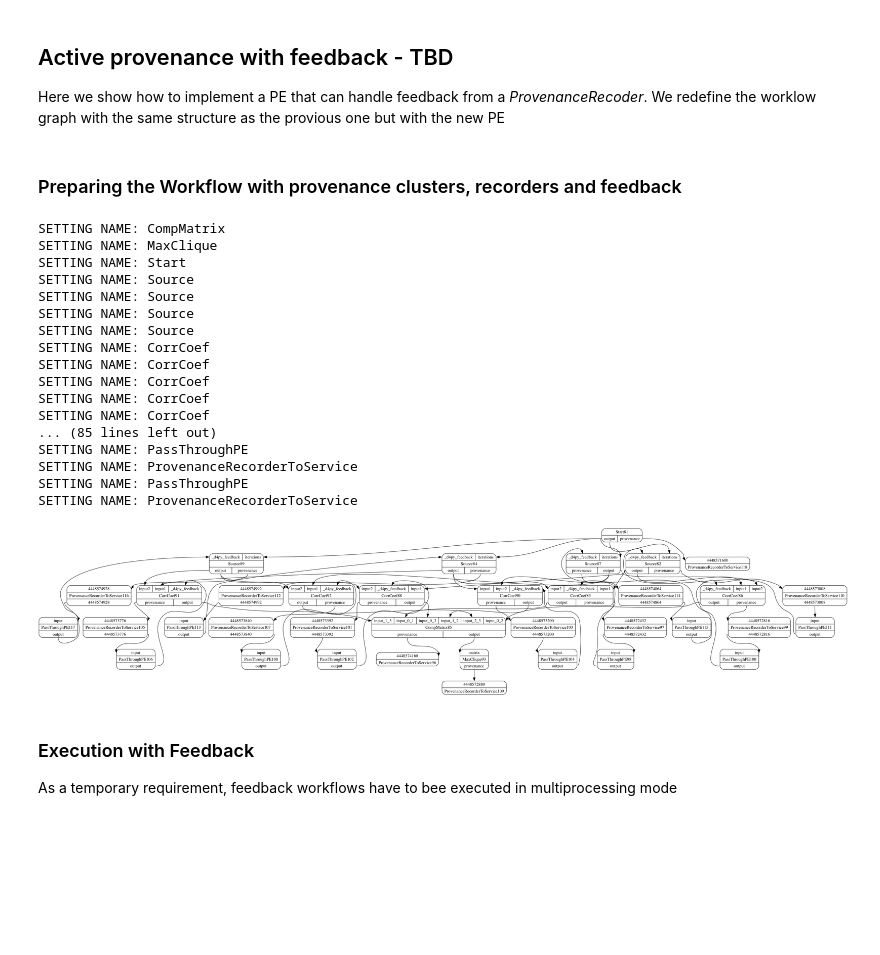
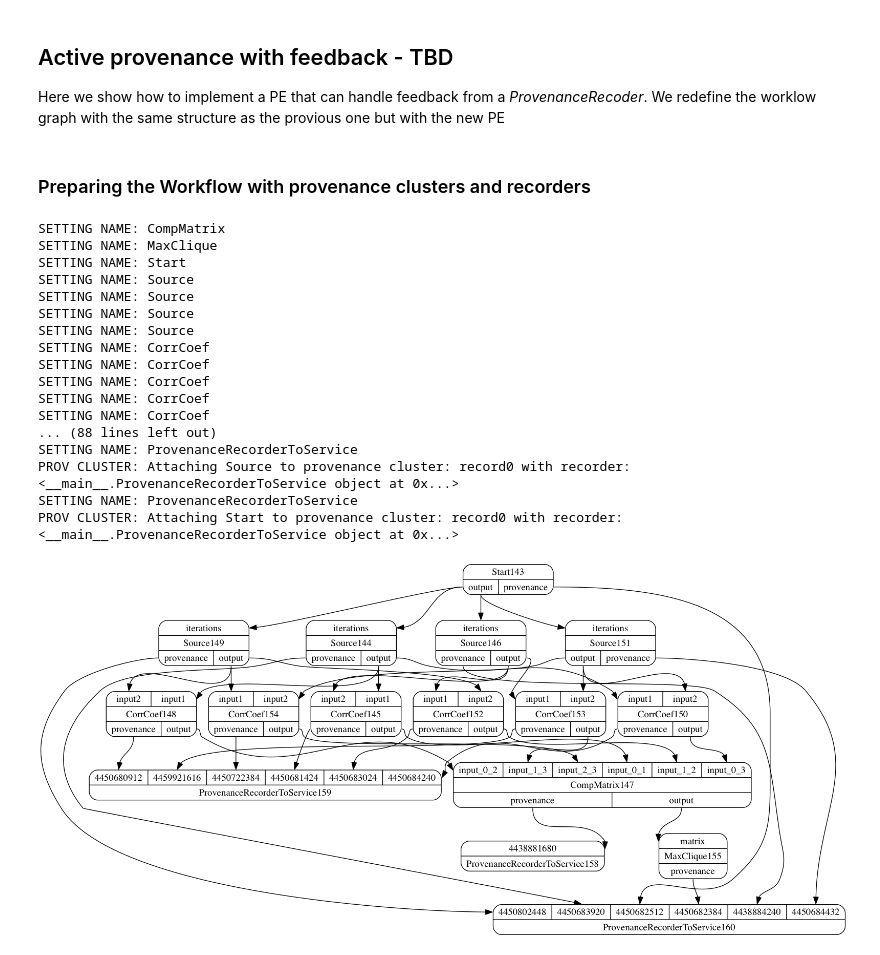
Before and after one commit to dispel4py2-0/Dispel4Py, a Jupyter notebook: d4py-prov-xcorrelation-example.ipynb, the cells around one changed output. Cells and saved outputs as stored; diff of their text form; code cells hidden in the pictures; blank space fills up the shorter version.

```diff
--- a/d4py-prov-xcorrelation-example.ipynb
+++ b/d4py-prov-xcorrelation-example.ipynb
@@ -457,7 +491,7 @@ class ProvenanceStock(ProvenancePE):
             return super(ProvenanceStock, self).extractItemMetadata(data);
 # %%
 
-#Store via sensors
+#Store via recorders or sensors
 ProvenanceRecorder.REPOS_URL='http://127.0.0.1:8080/j2ep-1.0/prov/workflow/insert'
 
 #Store via service
@@ -466,7 +500,7 @@ ProvenancePE.REPOS_URL='http://127.0.0.1:8080/j2ep-1.0/prov/workflow/insert'
 #Store to local path
 ProvenancePE.PROV_PATH='./prov-files/'
 
-#Size of the provenance bulk before storage
+#Size of the provenance bulk before sent to storage or sensor
 ProvenancePE.BULK_SIZE=20
 
 #ProvenancePE.REPOS_URL='http://climate4impact.eu/prov/workflow/insert'
@@ -478,27 +512,42 @@ def createGraphWithProv():
     #Location of the remote repository for runtime updates of the lineage traces. Shared among ProvenanceRecorder subtypes
 
     # Ranomdly generated unique identifier for the current run
-    rid='RDWD_'+getUniqueId()
+    rid='JUP_SIMPLE_'+getUniqueId()
 
 
     # Finally, provenance enhanced graph is prepared:
 
 
-    #Initialise provenance storage in files:
-    #InitiateNewRun(graph,None,provImpClass=ProvenancePE,username='aspinuso',runId=rid,w3c_prov=False,description="provState",workflowName="test_rdwd",workflowId="xx",save_mode='file')
+    ##Initialise provenance storage in files:
+    #profile_prov_run(graph,None,provImpClass=(ProvenancePE,),componentsType={'CorrCoef':(ProvenancePE,)},username='aspinuso',runId=rid,w3c_prov=False,description="provState",workflowName="test_rdwd",workflowId="xx",save_mode='file')
+                  # skip_rules={'CorrCoef':{'ro':{'$lt':0}}})
 
     #Initialise provenance storage to service:
-    InitiateNewRun(graph,None,provImpClass=ProvenancePE,username='aspinuso',runId=rid,w3c_prov=False,description="provState",workflowName="test_rdwd",workflowId="xx",save_mode='service')
+    profile_prov_run(graph,None,provImpClass=(ProvenancePE,),username='aspinuso',runId=rid,w3c_prov=False,description="provState",workflowName="test_rdwd",workflowId="xx",save_mode='service')
+                   #skip_rules={'CorrCoef':{'ro':{'$lt':0}}})
 
-    #Initialise provenance storage to sensors:
-    #InitiateNewRun(graph,ProvenanceRecorderToServiceBulk,provImpClass=ProvenancePE,username='aspinuso',runId=rid,w3c_prov=False,description="provState",workflowName="test_rdwd",workflowId="xx",save_mode='sensor')
+    #clustersRecorders={'record0':ProvenanceRecorderToFileBulk,'record1':ProvenanceRecorderToFileBulk,'record2':ProvenanceRecorderToFileBulk,'record6':ProvenanceRecorderToFileBulk,'record3':ProvenanceRecorderToFileBulk,'record4':ProvenanceRecorderToFileBulk,'record5':ProvenanceRecorderToFileBulk}
+    #Initialise provenance storage to sensors and Files:
+    #profile_prov_run(graph,ProvenanceRecorderToFile,provImpClass=(ProvenancePE,),username='aspinuso',runId=rid,w3c_prov=False,description="provState",workflowName="test_rdwd",workflowId="xx",save_mode='sensor')
+    #clustersRecorders=clustersRecorders)
+
+    #Initialise provenance storage to sensors and service:
+    #profile_prov_run(graph,ProvenanceRecorderToService,provImpClass=(ProvenancePE,),username='aspinuso',runId=rid,w3c_prov=False,description="provState",workflowName="test_rdwd",workflowId="xx",save_mode='sensor')
+
+    #Summary view on each component
+    #profile_prov_run(graph,ProvenanceTimedSensorToService,provImpClass=(ProvenancePE,),username='aspinuso',runId=rid,w3c_prov=False,description="provState",workflowName="test_rdwd",workflowId="xx",save_mode='sensor')
+
+
+
+    #Configuring provenance feedback-loop
+    #profile_prov_run(graph,ProvenanceTimedSensorToService,provImpClass=(ProvenancePE,),username='aspinuso',runId=rid,w3c_prov=False,description="provState",workflowName="test_rdwd",workflowId="xx",save_mode='sensor',feedbackPEs=['Source','MaxClique'])
+
 
     #Initialise provenance storage end associate a Provenance type with specific components:
-    #InitiateNewRun(graph,provImpClass=ProvenancePE,componentsType={'Source':ProvenanceStock},username='aspinuso',runId=rid,w3c_prov=False,description="provState",workflowName="test_rdwd",workflowId="xx",save_mode='service')
+    #profile_prov_run(graph,provImpClass=ProvenancePE,componentsType={'Source':(ProvenanceStock,)},username='aspinuso',runId=rid,w3c_prov=False,description="provState",workflowName="test_rdwd",workflowId="xx",save_mode='service')
 
     #
     return graph
-#.. and visualised..
 
 
 graph=createGraphWithProv()
@@ -675,7 +743,7 @@ class MyProvenanceRecorderWithFeedback(ProvenanceRecorder):
 ## Active provenance with feedback - TBD
 Here we show how to implement a PE that can handle feedback from a <i>ProvenanceRecoder</i>. We redefine the worklow graph with the same structure as the provious one but with the new PE
 # %% [markdown]
-### Preparing the Workflow with provenance clusters, recorders and feedback
+### Preparing the Workflow with provenance clusters and recorders
 # %%
 
 def createGraphWithProv():
@@ -684,44 +752,41 @@ def createGraphWithProv():
     #Location of the remote repository for runtime updates of the lineage traces. Shared among ProvenanceRecorder subtypes
 
     # Ranomdly generated unique identifier for the current run
-    rid='RDWD_'+getUniqueId()
+    rid='JUP_REC_'+getUniqueId()
 
+    #clustersRecorders={'recorder0':ProvenanceRecorderToFileBulk,'recorder0':ProvenanceRecorderToFileBulk,'recorder1':ProvenanceRecorderToFileBulk,'recorder2':ProvenanceRecorderToFileBulk,'recorder3':ProvenanceRecorderToFileBulk,'recorder4':ProvenanceRecorderToFileBulk,'recorder5':ProvenanceRecorderToFileBulk}
 
-
-    InitiateNewRun(graph,ProvenanceRecorderToService,provImpClass=ProvenancePE,username='aspinuso',runId=rid,w3c_prov=False,workflowName="test_rdwd",workflowId="xx", save_mode='sensor', feedbackPEs=['Source','CorrCoef'])
+    #Initialise provenance storage to sensors and service:
+    profile_prov_run(graph,ProvenanceRecorderToService,provImpClass=(ProvenancePE,),username='aspinuso',runId=rid,w3c_prov=False,description="provState",workflowName="test_rdwd",workflowId="xx",save_mode='sensor')
     #clustersRecorders=clustersRecorders,
 
     return graph
 #.. and visualised..
 
 
 
 # Instantiates the Workflow Components
 graph=createGraphWithProv()
 
 #.. and visualises..
 
 display(graph)
 # %% [output]
 SETTING NAME: CompMatrix
 SETTING NAME: MaxClique
 SETTING NAME: Start
 SETTING NAME: Source
 SETTING NAME: Source
 SETTING NAME: Source
 SETTING NAME: Source
 SETTING NAME: CorrCoef
 SETTING NAME: CorrCoef
 SETTING NAME: CorrCoef
 SETTING NAME: CorrCoef
 SETTING NAME: CorrCoef
-... (85 lines left out)
-SETTING NAME: PassThroughPE
+... (88 lines left out)
 SETTING NAME: ProvenanceRecorderToService
-SETTING NAME: PassThroughPE
+PROV CLUSTER: Attaching Source to provenance cluster: record0 with recorder:<__main__.ProvenanceRecorderToService object at 0x...>
 SETTING NAME: ProvenanceRecorderToService
+PROV CLUSTER: Attaching Start to provenance cluster: record0 with recorder:<__main__.ProvenanceRecorderToService object at 0x...>
-[figure, old version]
+[figure, new version]
-# %% [markdown]
-### Execution with Feedback
-As a temporary requirement, feedback workflows have to bee executed in multiprocessing mode
-<br/>
```
Also changed, not shown: parts of 11 cells of this notebook, 1 other file.
